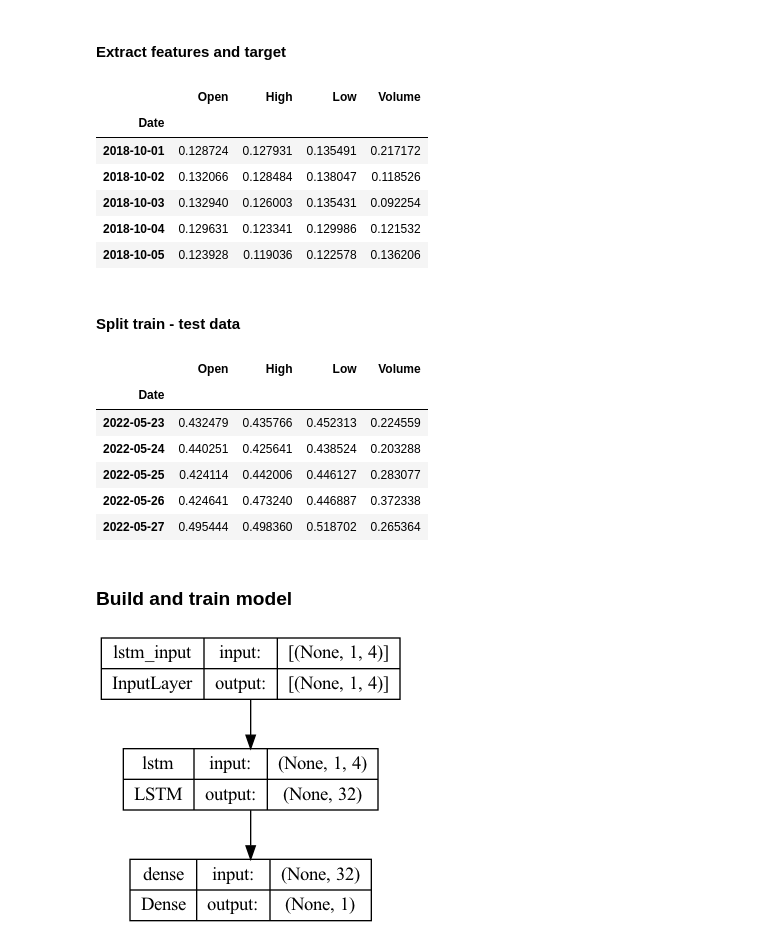
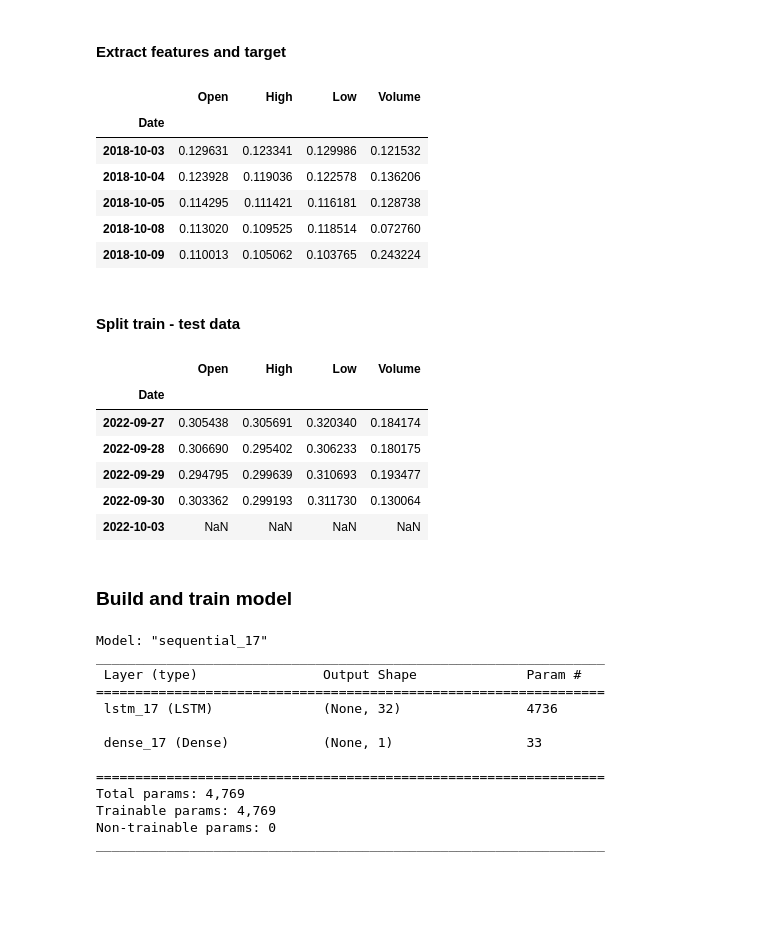
Before and after one commit to jamestan8292/Trading_Bot, a Jupyter notebook: main_ml_LSTM.ipynb, the cells around one changed output. Drawn from its saved outputs; the diff is of its cells as text; code cells hidden in the pictures; blank space fills up the shorter version.

```diff
--- a/main_ml_LSTM.ipynb
+++ b/main_ml_LSTM.ipynb
@@ -58,6 +58,8 @@ outfile = ('./Resources/' + str(ticker) +'_out.csv') # output data for review
 
 short_window = 4
 long_window = 20
+
+share_size = 100
 # %% [markdown]
 ___
 ## Get live data
@@ -195,8 +201,7 @@ entry_exit_plot.opts(
 # %% [markdown]
 #### Execute trades (buy, hold, sell) and calculate P&L
 # %%
-df, initial_investment, accumulated_shares = trade.gain_loss(df)
-df.to_csv(outfile)
+df, initial_investment, accumulated_shares = trade.gain_loss(df, share_size)
 # %%
 # Accumulated shares should show zero since all remaining shares have been sold at 'last' day of dataset
 print("Accumulated shares =", accumulated_shares)
@@ -251,0 +226,3 @@ df_bt.head()
+# %%
+df = trade.calc_portfolio_value(df, share_size)
+df.head()
@@ -257,22 +291,24 @@ df_bt.head()
 # %%
 #Set Target Variable
 output_var = pd.DataFrame(df['Close'])
 #Selecting the Features
 features = ['Open', 'High', 'Low', 'Volume']
 
 #Scaling
 scaler = MinMaxScaler()
+# scaler = StandardScaler()
 feature_transform = scaler.fit_transform(df[features])
 feature_transform= pd.DataFrame(columns=features, data=feature_transform, index=df.index)
+feature_transform = feature_transform.shift(-1)
 feature_transform.head()
 # %% [output]
 |  | Open | High | Low | Volume |
 | Date |  |  |  |  |
-| 2018-10-01 | 0.128724 | 0.127931 | 0.135491 | 0.217172 |
-| 2018-10-02 | 0.132066 | 0.128484 | 0.138047 | 0.118526 |
-| 2018-10-03 | 0.132940 | 0.126003 | 0.135431 | 0.092254 |
-| 2018-10-04 | 0.129631 | 0.123341 | 0.129986 | 0.121532 |
-| 2018-10-05 | 0.123928 | 0.119036 | 0.122578 | 0.136206 |
+| 2018-10-03 | 0.129631 | 0.123341 | 0.129986 | 0.121532 |
+| 2018-10-04 | 0.123928 | 0.119036 | 0.122578 | 0.136206 |
+| 2018-10-05 | 0.114295 | 0.111421 | 0.116181 | 0.128738 |
+| 2018-10-08 | 0.113020 | 0.109525 | 0.118514 | 0.072760 |
+| 2018-10-09 | 0.110013 | 0.105062 | 0.103765 | 0.243224 |
 # %% [markdown]
 #### Split train - test data
 # %%
@@ -283,15 +319,15 @@ for train_index, test_index in timesplit.split(feature_transform):
         y_train, y_test = output_var[:len(train_index)].values.ravel(), output_var[len(train_index): (len(train_index)+len(test_index))].values.ravel()
 
 X_test_data = X_test.copy()
-X_test_data.head()
+X_test_data.tail()
 # %% [output]
 |  | Open | High | Low | Volume |
 | Date |  |  |  |  |
-| 2022-05-23 | 0.432479 | 0.435766 | 0.452313 | 0.224559 |
-| 2022-05-24 | 0.440251 | 0.425641 | 0.438524 | 0.203288 |
-| 2022-05-25 | 0.424114 | 0.442006 | 0.446127 | 0.283077 |
-| 2022-05-26 | 0.424641 | 0.473240 | 0.446887 | 0.372338 |
-| 2022-05-27 | 0.495444 | 0.498360 | 0.518702 | 0.265364 |
+| 2022-09-27 | 0.305438 | 0.305691 | 0.320340 | 0.184174 |
+| 2022-09-28 | 0.306690 | 0.295402 | 0.306233 | 0.180175 |
+| 2022-09-29 | 0.294795 | 0.299639 | 0.310693 | 0.193477 |
+| 2022-09-30 | 0.303362 | 0.299193 | 0.311730 | 0.130064 |
+| 2022-10-03 | NaN | NaN | NaN | NaN |
 # %% [markdown]
 ### Build and train model
 # %%
@@ -302,12 +338,25 @@ X_train = trainX.reshape(X_train.shape[0], 1, X_train.shape[1])
 X_test = testX.reshape(X_test.shape[0], 1, X_test.shape[1])
 # %%
 # Build the LSTM Model
-lstm = Sequential()
-lstm.add(LSTM(32, input_shape=(1, trainX.shape[1]), activation='relu', return_sequences=False))
-lstm.add(Dense(1))
-lstm.compile(loss='mean_squared_error', optimizer='adam')
-plot_model(lstm, show_shapes=True, show_layer_names=True)
+model = Sequential()
+model.add(LSTM(32, input_shape=(1, trainX.shape[1]), activation='relu', return_sequences=False))
+model.add(Dense(1))
+model.compile(loss='mean_squared_error', optimizer='adam')
+# plot_model(model, show_shapes=True, show_layer_names=True)
+model.summary()
 # %% [output]
-[figure, removed]
+Model: "sequential_17"
+_________________________________________________________________
+ Layer (type)                Output Shape              Param #
+=================================================================
+ lstm_17 (LSTM)              (None, 32)                4736
+
+ dense_17 (Dense)            (None, 1)                 33
+
+=================================================================
+Total params: 4,769
+Trainable params: 4,769
+Non-trainable params: 0
+_________________________________________________________________
 # %%
 # Train the model
```
Also changed, not shown: parts of 30 cells of this notebook, 2 other files.
